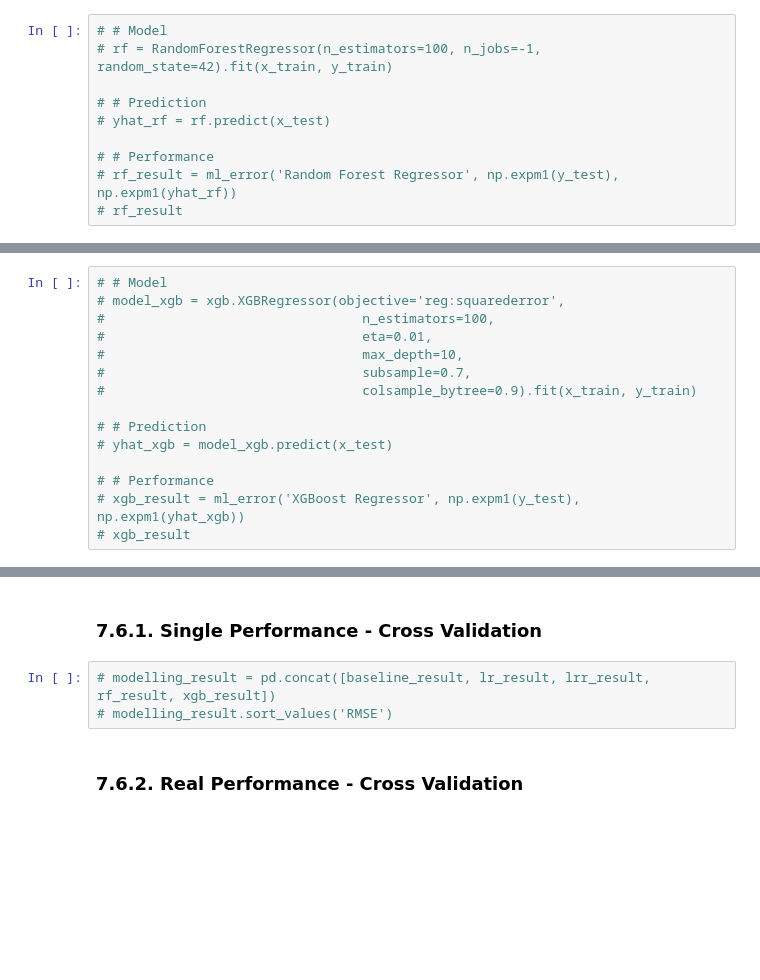
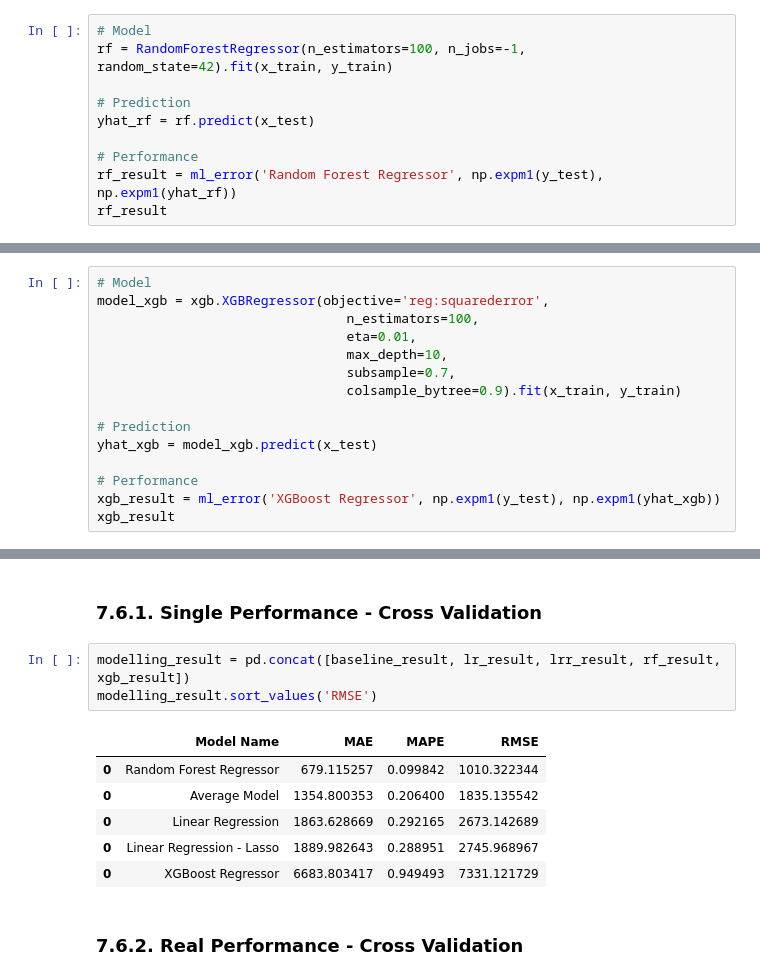
Before and after one commit to ramirovsjunior/datascience_em_producao, a Jupyter notebook: notebooks/m06_v01_store_sales_prediction.ipynb, the cells around one changed output, grey strips where cells are left out. Saved outputs shown, nothing was run; the diff lists cells and outputs as text; blank space fills up the shorter version.

```diff
--- a/notebooks/m06_v01_store_sales_prediction.ipynb
+++ b/notebooks/m06_v01_store_sales_prediction.ipynb
@@ -1260,12 +1274,12 @@ lrr_result_cv
 # %% [markdown]
 ## 7.4. Random Forest Regressor
 # %%
-# # Model
-# rf = RandomForestRegressor(n_estimators=100, n_jobs=-1, random_state=42).fit(x_train, y_train)
+# Model
+rf = RandomForestRegressor(n_estimators=100, n_jobs=-1, random_state=42).fit(x_train, y_train)
 
-# # Prediction
-# yhat_rf = rf.predict(x_test)
+# Prediction
+yhat_rf = rf.predict(x_test)
 
-# # Performance
-# rf_result = ml_error('Random Forest Regressor', np.expm1(y_test), np.expm1(yhat_rf))
-# rf_result
+# Performance
+rf_result = ml_error('Random Forest Regressor', np.expm1(y_test), np.expm1(yhat_rf))
+rf_result
@@ -1277,17 +1306,17 @@ lrr_result_cv
 # %% [markdown]
 ## 7.5. XGBoost Regressor
 # %%
-# # Model
-# model_xgb = xgb.XGBRegressor(objective='reg:squarederror',
-#                                 n_estimators=100,
-#                                 eta=0.01,
-#                                 max_depth=10,
-#                                 subsample=0.7,
-#                                 colsample_bytree=0.9).fit(x_train, y_train)
+# Model
+model_xgb = xgb.XGBRegressor(objective='reg:squarederror',
+                                n_estimators=100,
+                                eta=0.01,
+                                max_depth=10,
+                                subsample=0.7,
+                                colsample_bytree=0.9).fit(x_train, y_train)
 
-# # Prediction
-# yhat_xgb = model_xgb.predict(x_test)
+# Prediction
+yhat_xgb = model_xgb.predict(x_test)
 
-# # Performance
-# xgb_result = ml_error('XGBoost Regressor', np.expm1(y_test), np.expm1(yhat_xgb))
-# xgb_result
+# Performance
+xgb_result = ml_error('XGBoost Regressor', np.expm1(y_test), np.expm1(yhat_xgb))
+xgb_result
@@ -1301,8 +1345,15 @@ lrr_result_cv
 # %% [markdown]
 ### 7.6.1. Single Performance - Cross Validation
 # %%
-# modelling_result = pd.concat([baseline_result, lr_result, lrr_result, rf_result, xgb_result])
-# modelling_result.sort_values('RMSE')
+modelling_result = pd.concat([baseline_result, lr_result, lrr_result, rf_result, xgb_result])
+modelling_result.sort_values('RMSE')
+# %% [output]
+|  | Model Name | MAE | MAPE | RMSE |
+| 0 | Random Forest Regressor | 679.115257 | 0.099842 | 1010.322344 |
+| 0 | Average Model | 1354.800353 | 0.206400 | 1835.135542 |
+| 0 | Linear Regression | 1863.628669 | 0.292165 | 2673.142689 |
+| 0 | Linear Regression - Lasso | 1889.982643 | 0.288951 | 2745.968967 |
+| 0 | XGBoost Regressor | 6683.803417 | 0.949493 | 7331.121729 |
 # %% [markdown]
 ### 7.6.2. Real Performance - Cross Validation
 # %%
```
Also changed, not shown: parts of 30 cells of this notebook, 1 other file.
